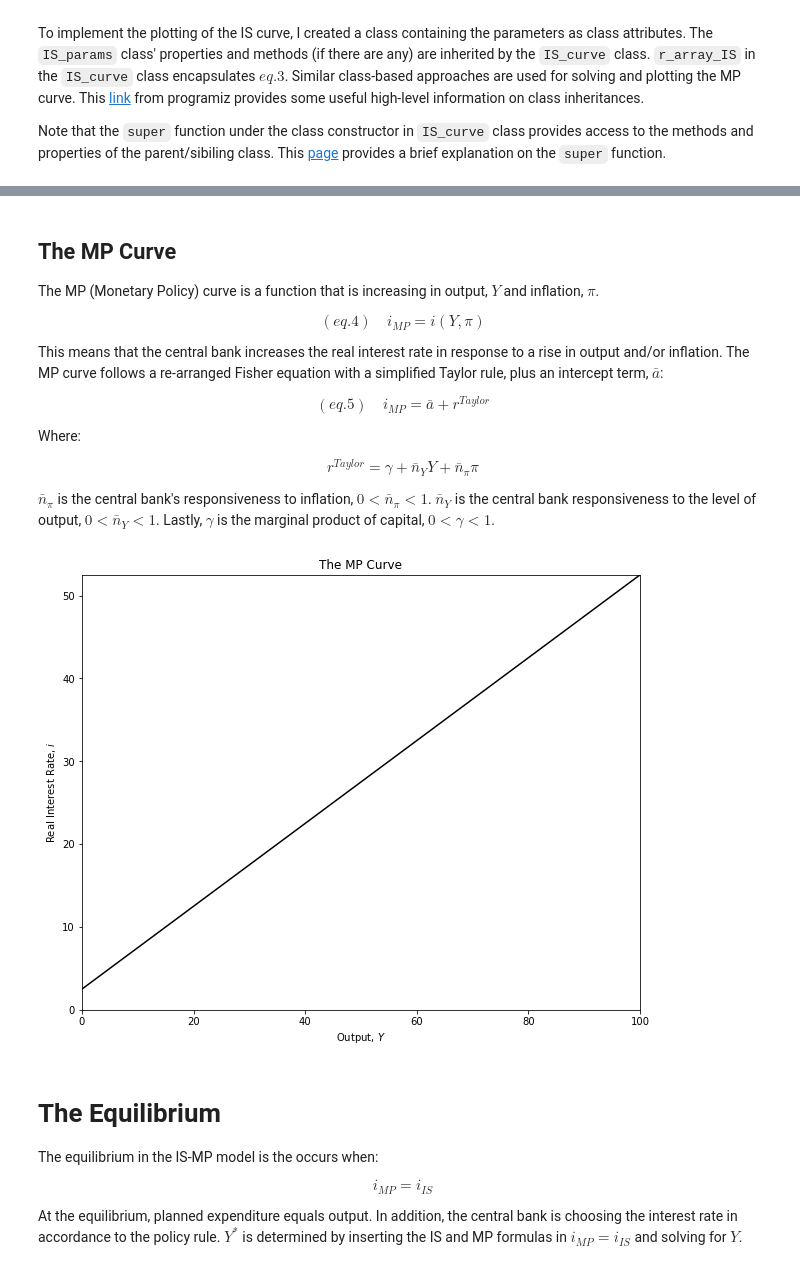
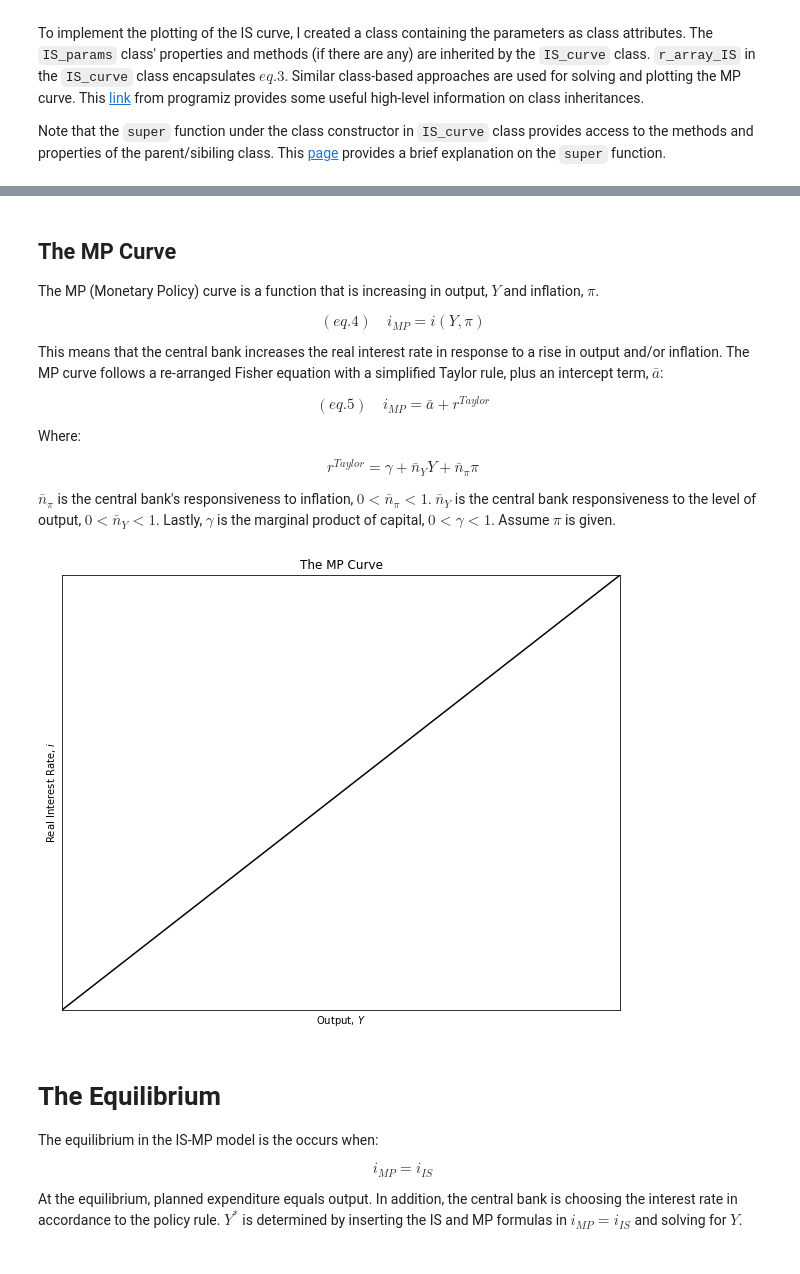
Before and after one commit to lj-valencia/Python-for-Economics, a Jupyter notebook: Closed Economy, IS-MP Model.ipynb, the cells around one changed output, grey strips where cells are left out. Drawn from its saved outputs; the diff is of its cells as text; code cells hidden in the pictures.

```diff
--- a/Closed Economy, IS-MP Model.ipynb
+++ b/Closed Economy, IS-MP Model.ipynb
@@ -61,12 +62,12 @@ class IS_params:
     IS_params class contains instance attributes that will feed into the IS_curve class;
     - parameters of the model are defined as class attributes
     """
-    t = 10 # tax level
-    mpc = 0.5 # mpc: marginal propensity to consume
-    c_bar = 25 # c_bar: autonomous consumption
-    i_bar = 25 # i_bar: investment when i = 0
+    t = 1 # tax level
+    mpc = 0.15 # mpc: marginal propensity to consume
+    c_bar = 50 # c_bar: autonomous consumption
+    i_bar = 10 # i_bar: investment when i = 0
     g = 10 # g: government expenditures
-    d = 5 # d: interest rate sensitivity of Investment (i)
+    d = 3 # d: interest rate sensitivity of Investment (i)
 
 class IS_curve(IS_params):
     """
@@ -91,7 +92,7 @@ class IS_curve(IS_params):
         """
         Solves for level of Y given level of real interest rate;
         """
-        y_lv = (self.c_bar + self.i_bar - (self.mpc*self.t) + (self.d*i) + self.g)/(1-self.mpc)
+        y_lv = (self.c_bar - (self.mpc*self.t) + self.i_bar  + self.g)/(1-self.mpc) - (self.d/(1-self.mpc))*i
         return y_lv
 
     def _plot(self):
@@ -99,12 +100,14 @@ class IS_curve(IS_params):
         This method plots the IS curve
         """
         i_IS = self.i_array_IS(self.Y) # call i_arrays to obtain real interest rate array for plotting;
-        y_max = np.max(i_IS+1) # max level of real interest rate in re-arranged IS equation plus 1;
-        x_max = np.max(self.Y*0.6) # obtain max level of Y;
-        axes_range = [0, x_max, 0+5, y_max] # axes range
+        y_max = np.max(i_IS) # max level of real interest rate in re-arranged IS equation plus 1;
+        x_max = np.max(self.Y) # obtain max level of Y;
+        axes_range = [0, x_max, np.min(i_IS), y_max] # axes range
         fig, ax = plt.subplots(figsize=(10, 8))
         ax.set(title="The IS Curve", xlabel=r'Output, $Y$', ylabel=r'Real Interest Rate, $i$')
         ax.plot(self.Y, i_IS, "k-")
+        ax.yaxis.set_major_locator(plt.NullLocator())  # Hide ticks
+        ax.xaxis.set_major_locator(plt.NullLocator())  # Hide ticks
         ax.axis(axes_range)
 
 IS_params.Y = Y # create a class attribute of Y within IS_params class;
@@ -128,7 +131,7 @@ Where:
 
 $$r^{Taylor} = \gamma + \bar{n}_{Y}Y + \bar{n}_{\pi}\pi$$
 
-$\bar{n}_{\pi}$ is the central bank's responsiveness to inflation, $0< \bar{n}_{\pi} < 1$. $\bar{n}_{Y}$ is the central bank responsiveness to the level of output, $0< \bar{n}_{Y}< 1$. Lastly, $\gamma$ is the marginal product of capital, $0< \gamma< 1$.
+$\bar{n}_{\pi}$ is the central bank's responsiveness to inflation, $0< \bar{n}_{\pi} < 1$. $\bar{n}_{Y}$ is the central bank responsiveness to the level of output, $0< \bar{n}_{Y}< 1$. Lastly, $\gamma$ is the marginal product of capital, $0< \gamma< 1$. Assume $\pi$ is given.
 # %%
 "2. MP Curve"
 # set parameters
@@ -142,8 +145,8 @@ class MP_params:
     """
     a = 1 # a: intercept term
     gamma = 0.5 # gamma: marginal product of capital
-    n_y = 0.5 # n_y: policymaker response to the level of Y
-    n_pi = 0.5 # n_pi: policymaker response to the level of pi
+    n_y = 0.2 # n_y: policymaker responsiveness to the level of Y
+    n_pi = 0.2 # n_pi: policymaker responsiveness to the level of pi
     pi = 2 # pi: inflation
 
 class MP_curve(MP_params):
@@ -164,37 +167,39 @@ class MP_curve(MP_params):
             raise ValueError("n_pi must be between 0 and 1.")
 
     def i_array_MP(self, pi=0, Y=0):
         """
         Calculates array of real interest rates (y-axis in plot);
         """
-        i_MP = self.a + (self.gamma + self.n_y*(Y) + self.n_pi*(pi))
+        i_MP = self.a + self.gamma + (self.n_y*Y) + (self.n_pi*pi)
         return i_MP
 
     def y_lv_MP(self, i=0):
         """
         Solves for level of Y given level of real interest rate;
         """
-        y_lv = -1*(self.a + self.gamma + self.n_pi*(self.pi) - i)/self.n_y
+        y_lv = -1*(self.a + self.gamma + self.n_pi*(self.pi-self.pi_bar) - i)/self.n_y
         return y_lv
 
     def _plot(self):
         """
         This method plots the MP curve
         """
         i_MP = self.i_array_MP(self.pi, self.Y) # call i_arrays to obtain real interest rate array for plotting;
         y_max = np.max(i_MP) # max level of real interest rate in re-arranged MP equation;
         x_max = np.max(self.Y) # obtain max level of Y;
-        axes_range = [0, x_max, 0, y_max] # axes range
+        axes_range = [0, x_max, np.min(i_MP), y_max] # axes range
         fig, ax = plt.subplots(figsize=(10, 8))
         ax.set(title="The MP Curve", xlabel=r'Output, $Y$', ylabel=r'Real Interest Rate, $i$')
         ax.plot(self.Y, i_MP, "k-")
+        ax.yaxis.set_major_locator(plt.NullLocator())  # Hide ticks
+        ax.xaxis.set_major_locator(plt.NullLocator())  # Hide ticks
         ax.axis(axes_range)
 
 MP_params.Y = Y # create a class attribute of Y within MP_params class;
 MP = MP_curve() # create instance of MP_curve class;
 MP._plot() # call _plot method;
 # %% [output]
-[figure, old version]
+[figure, new version]
 # %% [markdown]
 # The Equilibrium <a name="EQ"></a>
 
```
Also changed, not shown: parts of 6 cells of this notebook.
